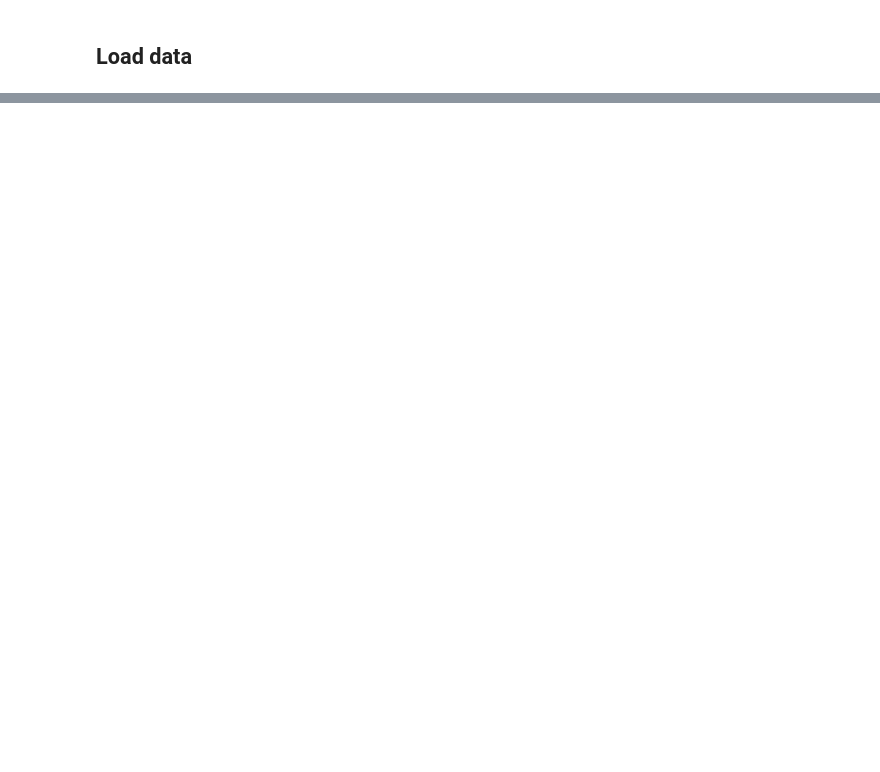
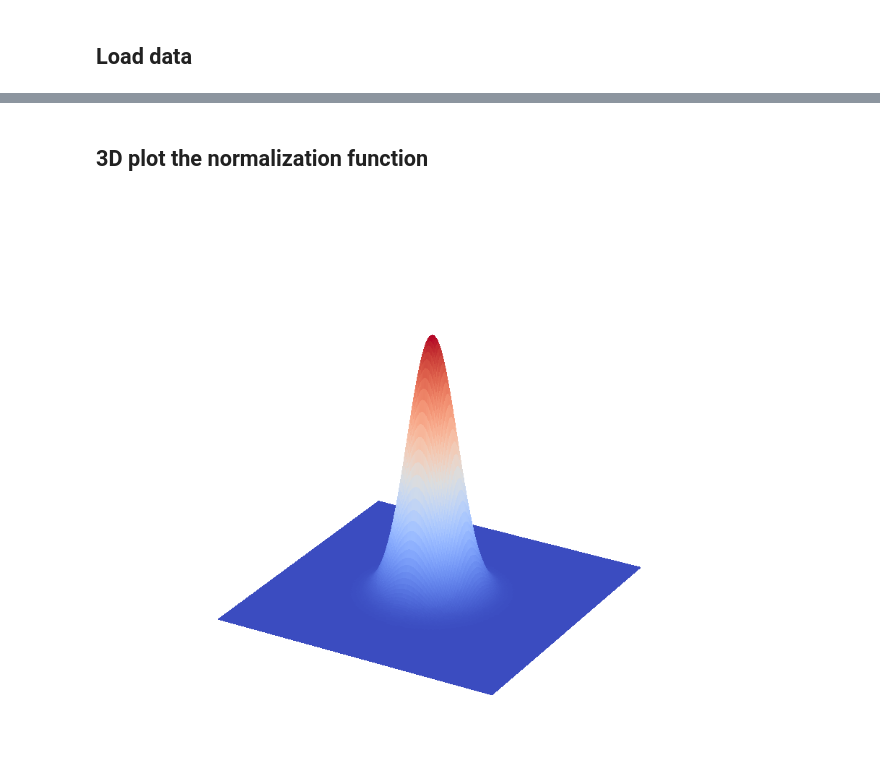
Before and after one commit to MariiaKop/SR_kspace, a Jupyter notebook: fft_backward_experiment.ipynb, the cells around one changed output, grey strips where cells are left out. Saved outputs shown, nothing was run; the diff lists cells and outputs as text; code cells hidden in the pictures; blank space fills up the shorter version.

```diff
--- a/fft_backward_experiment.ipynb
+++ b/fft_backward_experiment.ipynb
@@ -312,0 +260,23 @@ data/ax_t2_single_source_test -> data/ax_t2_single_sampled_x8_test/
+# %% [markdown]
+## 3D plot the normalization function
+# %%
+from mpl_toolkits.mplot3d import Axes3D
+from matplotlib import cm
+
+fig = plt.figure(figsize=(16, 14))
+ax = fig.gca(projection='3d')
+ax._axis3don = False
+
+X = np.linspace(-1, 1, 500)
+Y = np.linspace(-1, 1, 500)
+X, Y = np.meshgrid(X, Y)
+Z = np.exp((-X**2 - Y**2)/0.05)
+
+surf = ax.plot_surface(X, Y, Z, cmap=cm.coolwarm,
+                       linewidth=0, antialiased=False, rcount=200, ccount=200)
+
+
+
+plt.show()
+# %% [output]
+[figure, added]
```
Also changed, not shown: parts of 31 cells of this notebook.
